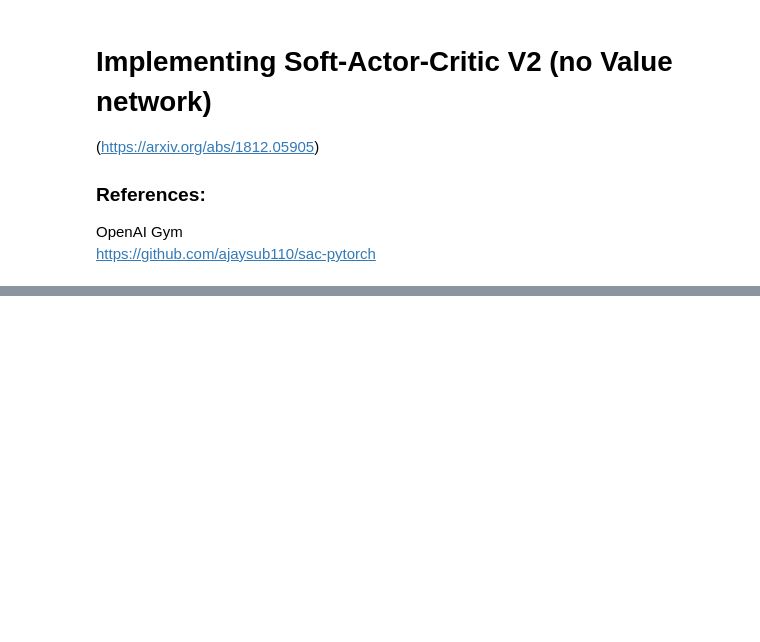
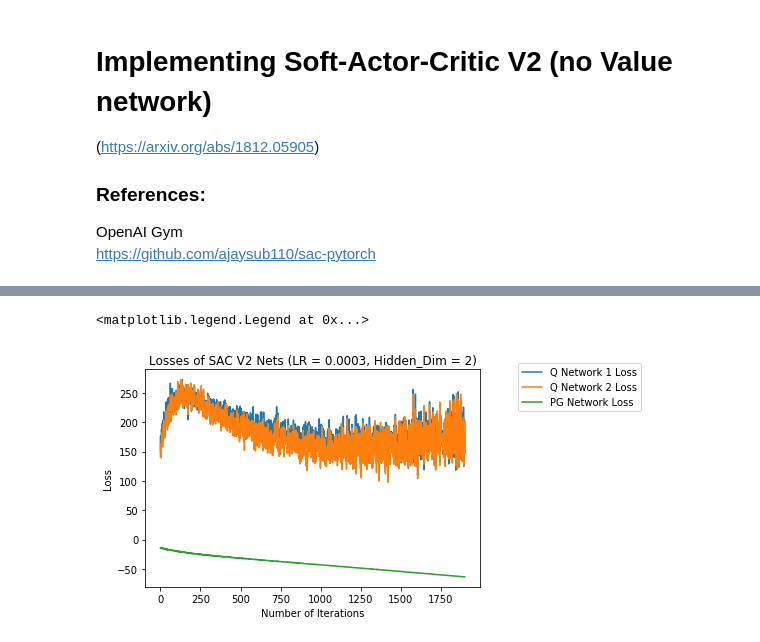
Before and after one commit to JPalakapilly/baselines, a Jupyter notebook: baselines/akash_baselines/SAC_V2.ipynb, the cells around one changed output, grey strips where cells are left out. Saved outputs shown, nothing was run; the diff lists cells and outputs as text; code cells hidden in the pictures; blank space fills up the shorter version.

```diff
--- a/baselines/akash_baselines/SAC_V2.ipynb
+++ b/baselines/akash_baselines/SAC_V2.ipynb
@@ -414,0 +890,11 @@ Text(0.5, 1.0, 'Price of Energy Today (SAC V3)')
+# %%
+plt.plot(agent.q1_losses, label='Q Network 1 Loss')
+plt.plot(agent.q2_losses, label='Q Network 2 Loss')
+plt.plot(agent.pg_losses, label='PG Network Loss')
+plt.title("Losses of SAC V2 Nets (LR = " +str(LR) + ", Hidden_Dim = " + str(H_DIM) + + " Alpha = " + str(ALPHA) ")")
+plt.xlabel("Number of Iterations")
+plt.ylabel("Loss")
+plt.legend(bbox_to_anchor=(1.1, 1.05))
+# %% [output]
+<matplotlib.legend.Legend at 0x...>
+[figure, added]
```
Also changed, not shown: parts of 20 cells of this notebook, 2 other files.
